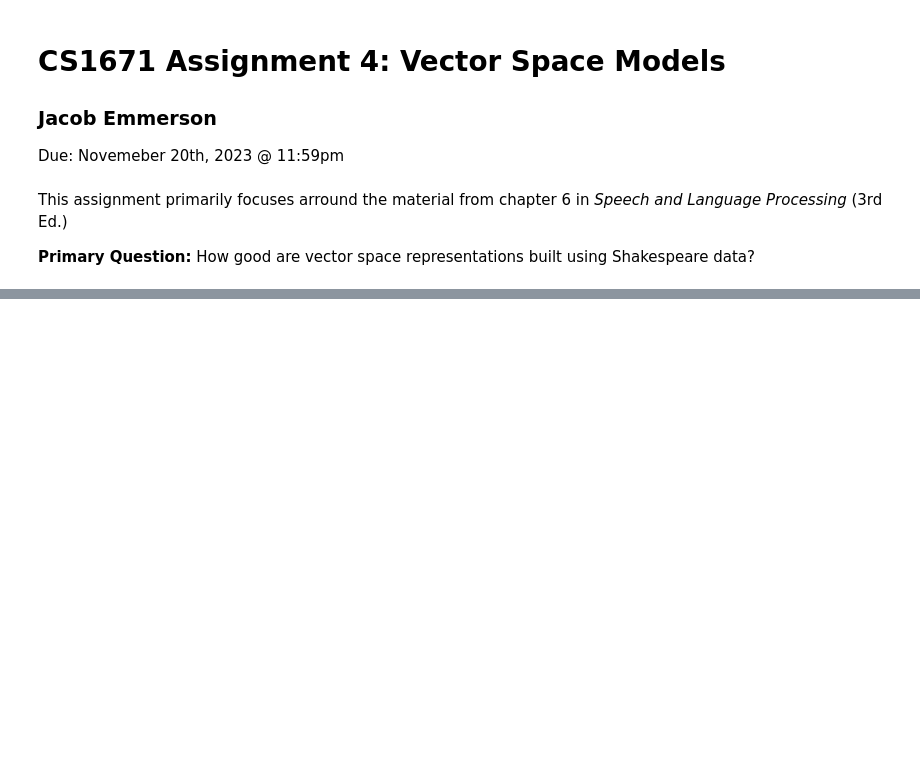
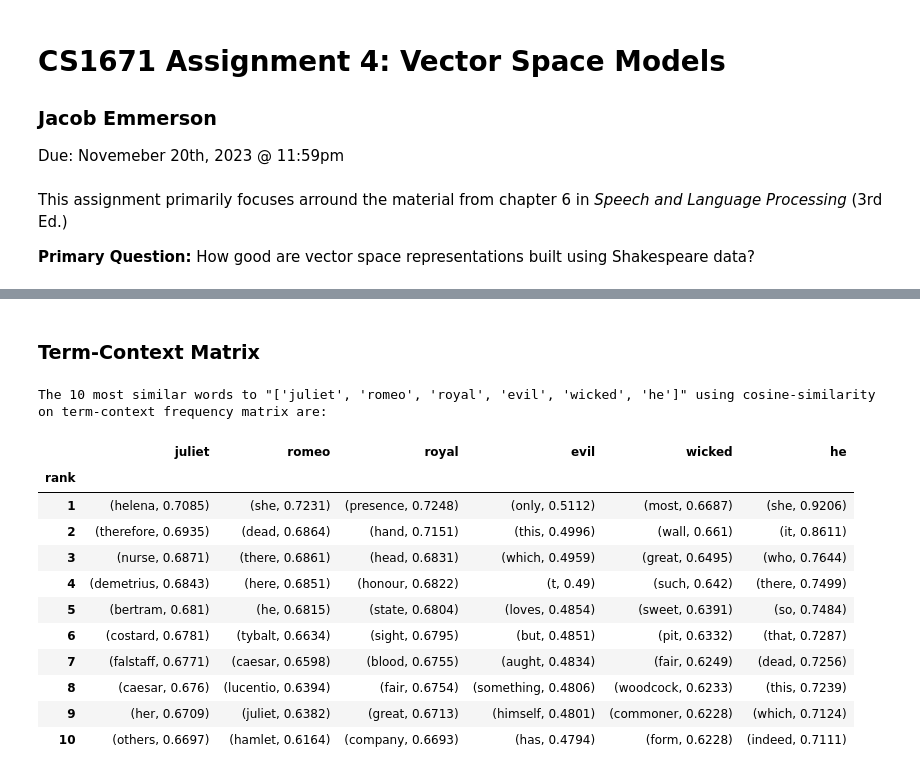
Before and after one commit to jacobemmerson/CS1671, a Jupyter notebook: A4/writeup_jte27.ipynb, the cells around one changed output, grey strips where cells are left out. Drawn from its saved outputs; the diff is of its cells as text; code cells hidden in the pictures; blank space fills up the shorter version.

```diff
--- a/A4/writeup_jte27.ipynb
+++ b/A4/writeup_jte27.ipynb
@@ -353,0 +242,22 @@ Error:
+# %% [markdown]
+### Term-Context Matrix
+# %%
+print(
+    '\nThe 10 most similar words to "%s" using cosine-similarity on term-context frequency matrix are:'
+    % (words)
+)
+get_ranks(tc_matrix, words, vocab, vocab_to_index)
+# %% [output]
+The 10 most similar words to "['juliet', 'romeo', 'royal', 'evil', 'wicked', 'he']" using cosine-similarity on term-context frequency matrix are:
+|  | juliet | romeo | royal | evil | wicked | he |
+| rank |  |  |  |  |  |  |
+| 1 | (helena, 0.7085) | (she, 0.7231) | (presence, 0.7248) | (only, 0.5112) | (most, 0.6687) | (she, 0.9206) |
+| 2 | (therefore, 0.6935) | (dead, 0.6864) | (hand, 0.7151) | (this, 0.4996) | (wall, 0.661) | (it, 0.8611) |
+| 3 | (nurse, 0.6871) | (there, 0.6861) | (head, 0.6831) | (which, 0.4959) | (great, 0.6495) | (who, 0.7644) |
+| 4 | (demetrius, 0.6843) | (here, 0.6851) | (honour, 0.6822) | (t, 0.49) | (such, 0.642) | (there, 0.7499) |
+| 5 | (bertram, 0.681) | (he, 0.6815) | (state, 0.6804) | (loves, 0.4854) | (sweet, 0.6391) | (so, 0.7484) |
+| 6 | (costard, 0.6781) | (tybalt, 0.6634) | (sight, 0.6795) | (but, 0.4851) | (pit, 0.6332) | (that, 0.7287) |
+| 7 | (falstaff, 0.6771) | (caesar, 0.6598) | (blood, 0.6755) | (aught, 0.4834) | (fair, 0.6249) | (dead, 0.7256) |
+| 8 | (caesar, 0.676) | (lucentio, 0.6394) | (fair, 0.6754) | (something, 0.4806) | (woodcock, 0.6233) | (this, 0.7239) |
+| 9 | (her, 0.6709) | (juliet, 0.6382) | (great, 0.6713) | (himself, 0.4801) | (commoner, 0.6228) | (which, 0.7124) |
+| 10 | (others, 0.6697) | (hamlet, 0.6164) | (company, 0.6693) | (has, 0.4794) | (form, 0.6228) | (indeed, 0.7111) |
```
Also changed, not shown: parts of 69 cells of this notebook, 3 other files.
